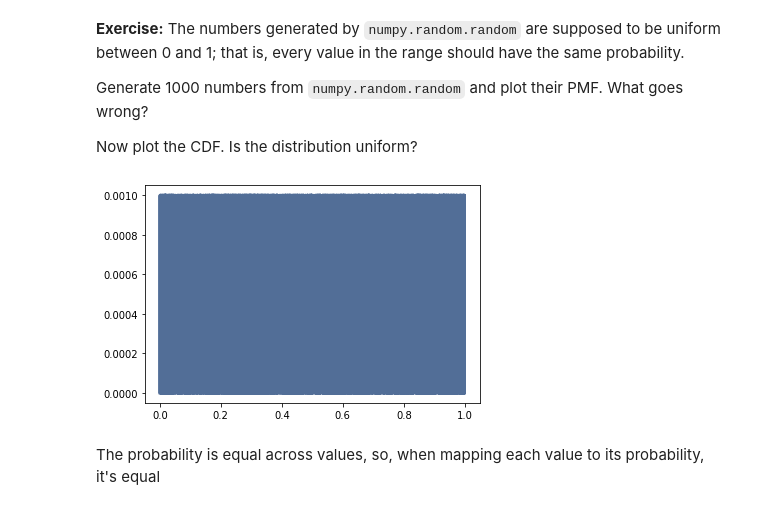
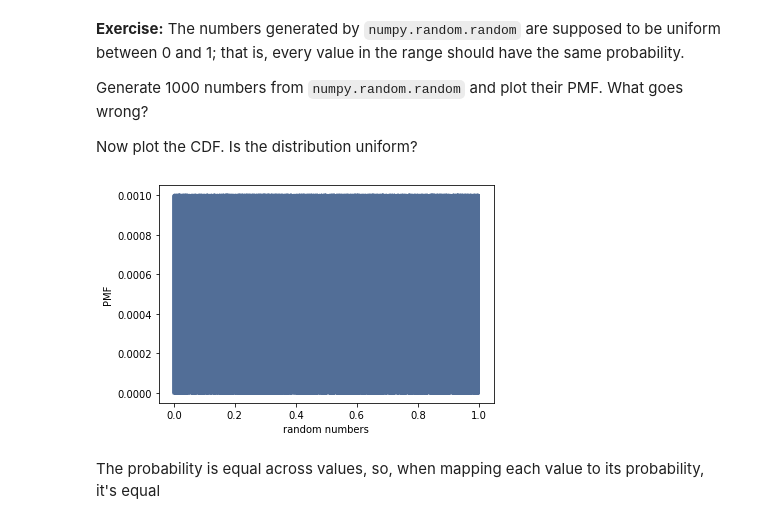
Before and after one commit to tracyteague/ThinkStats2, a Jupyter notebook: code/chap04ex.ipynb, the cells around one changed output. Cells and saved outputs as stored; diff of their text form; code cells hidden in the pictures.

```diff
--- a/code/chap04ex.ipynb
+++ b/code/chap04ex.ipynb
@@ -221,10 +221,12 @@ Now plot the CDF. Is the distribution uniform?
 random_numbers = np.random.random_sample(1000)
 # %%
 # Plot PMF
-pmf = thinkstats2.Pmf(random_numbers, label='random_numbers')
+#pmf = thinkstats2.Pmf(random_numbers, label='random_numbers')
+pmf = thinkstats2.Pmf(random_numbers)
 thinkplot.Pmf(pmf)
+thinkplot.Config(xlabel='random numbers', ylabel='PMF')
 # %% [output]
-[figure, old version]
+[figure, new version]
 # %% [markdown]
 The probability is equal across values, so, when mapping each value to its probability, it's equal
 # %%
```
